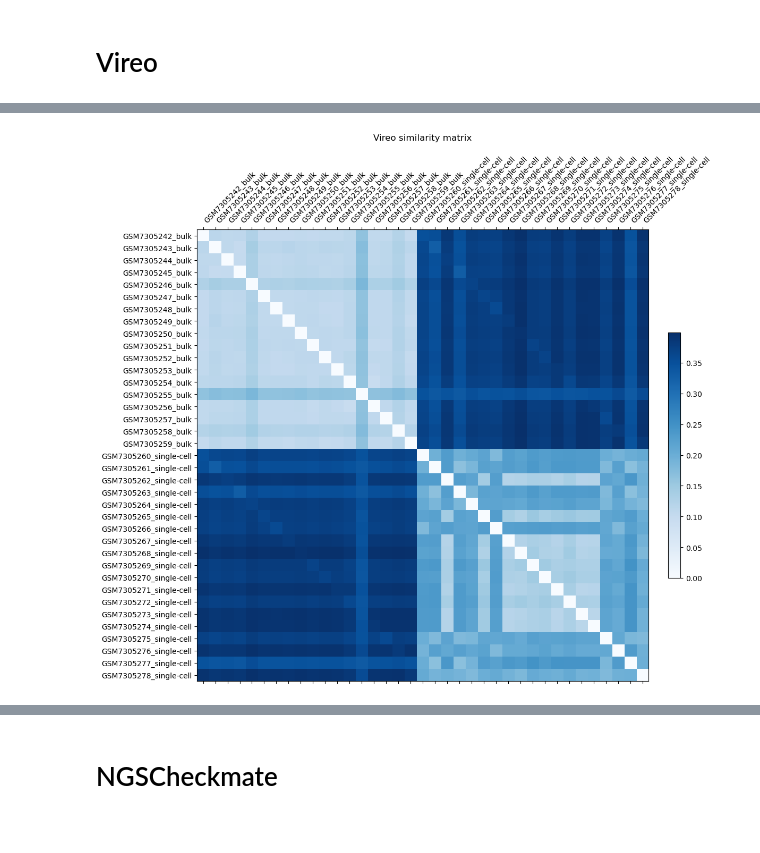
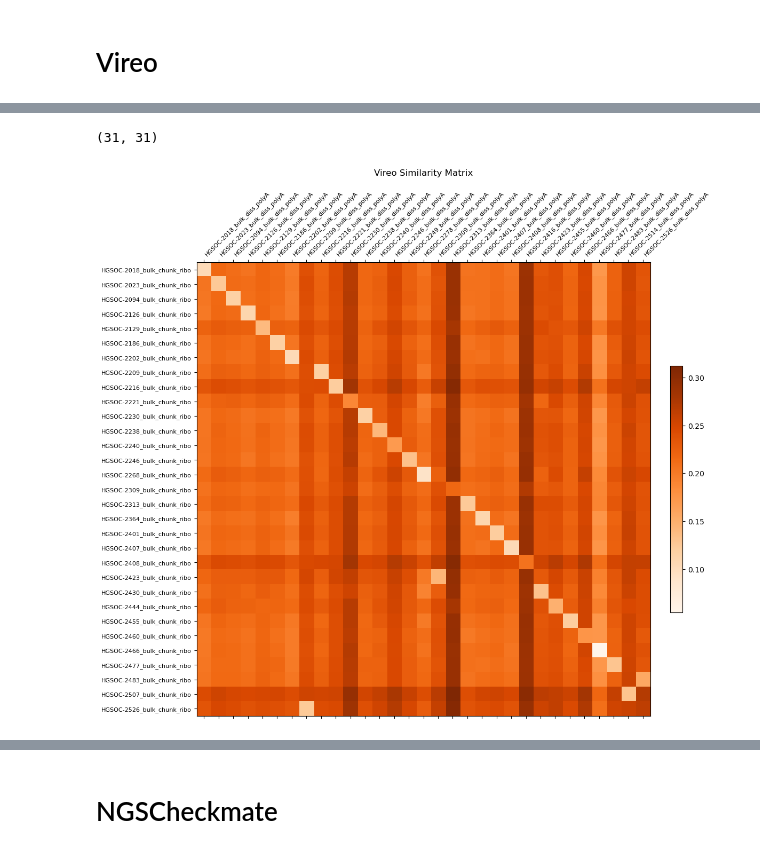
Before and after one commit to emma2207/hgsoc-reconstruction, a Jupyter notebook: sample_id_matching/scripts/experiment/eda.ipynb, the cells around one changed output, grey strips where cells are left out. Saved outputs shown, nothing was run; the diff lists cells and outputs as text; code cells hidden in the pictures.

```diff
--- a/sample_id_matching/scripts/experiment/eda.ipynb
+++ b/sample_id_matching/scripts/experiment/eda.ipynb
@@ -7,18 +8,17 @@ from matplotlib_venn import venn2
 # %%
 DATA_PATH = "../../data/output_data/"
 FIGURES_PATH = "../../data/figures/"
-dataset = "high_grade_glioma"
+dataset = "hgsoc_new"
 # Tools: BAMixChecker, CrossCheckFingerprints, HYSYS, NGSCheckmate, Vireo
 # %%
 def all_samples_matrix_viz(matrix_df, tool, dataset, save_fig=False):
 
     # Visualize ALL samples against ALL samples
-    fig, ax = plt.subplots(figsize=(12, 12))
     extreme_point = max(
         abs(matrix_df.min().min()), abs(matrix_df.max().max())
     )
 
-    fig, ax = plt.subplots(figsize=(8, 8))
+    fig, ax = plt.subplots(figsize=(12, 12))
     if tool == "CrosscheckFingerprints":
         cmap = plt.get_cmap("RdBu")
         cmap.set_bad(color="lightgrey")
@@ -30,8 +30,8 @@ def all_samples_matrix_viz(matrix_df, tool, dataset, save_fig=False):
 
     ax.set_xticks(np.arange(len(matrix_df.columns)))
     ax.set_yticks(np.arange(len(matrix_df.index)))
-    ax.set_xticklabels(matrix_df.columns, rotation=45, ha="left")
-    ax.set_yticklabels(matrix_df.index)
+    ax.set_xticklabels(matrix_df.columns, rotation=45, ha="left", fontdict={"fontsize": 8})
+    ax.set_yticklabels(matrix_df.index, fontdict={"fontsize": 8})
     ax.xaxis.set_label_position("top")
     ax.set_title(f"{tool} Similarity Matrix", pad=20)
 
@@ -116,12 +116,13 @@ def bulk_vs_singlecell_matrix_viz(matrix_df, tool, dataset, save_fig=False):
 # %%
 vireo_matrix = pd.read_csv(DATA_PATH + f"vireo/{dataset}/similarity_matrix.csv", index_col=0)
 # %%
-vireo_matrix.columns = [col.replace(".bam", "") for col in vireo_matrix.columns]
-vireo_matrix.index = pd.Index([idx.replace(".bam", "") for idx in vireo_matrix.index])
+vireo_matrix.columns = [re.sub(r"[a-zA-Z0-9]{32}_", "", col.replace(".bam", "").replace("ds.", "")) for col in vireo_matrix.columns]
+vireo_matrix.index = pd.Index([re.sub(r"[a-zA-Z0-9]{32}_", "", idx.replace(".bam", "").replace("ds.", "")) for idx in vireo_matrix.index])
 # %%
 # Order rows and columns
-ordered_samples = sorted(vireo_matrix.columns)
-vireo_matrix = vireo_matrix.loc[ordered_samples, ordered_samples]
+ordered_columns = sorted(vireo_matrix.columns)
+ordered_index = sorted(vireo_matrix.index)
+vireo_matrix = vireo_matrix.loc[ordered_index, ordered_columns]
 # %%
 vireo_matrix.head()
 # %% [output]
@@ -135,5 +136,9 @@ vireo_matrix.head()
+# %%
+vireo_matrix.shape
+# %% [output]
+(31, 31)
 # %%
-all_samples_matrix_viz(vireo_matrix, tool="Vireo", dataset=dataset, save_fig=True)
+all_samples_matrix_viz(vireo_matrix.T, tool="Vireo", dataset=dataset, save_fig=True)
 # %% [output]
-[figure, old version]
+[figure, new version]
 # %%
```
Also changed, not shown: parts of 34 cells of this notebook, 1 other file.
